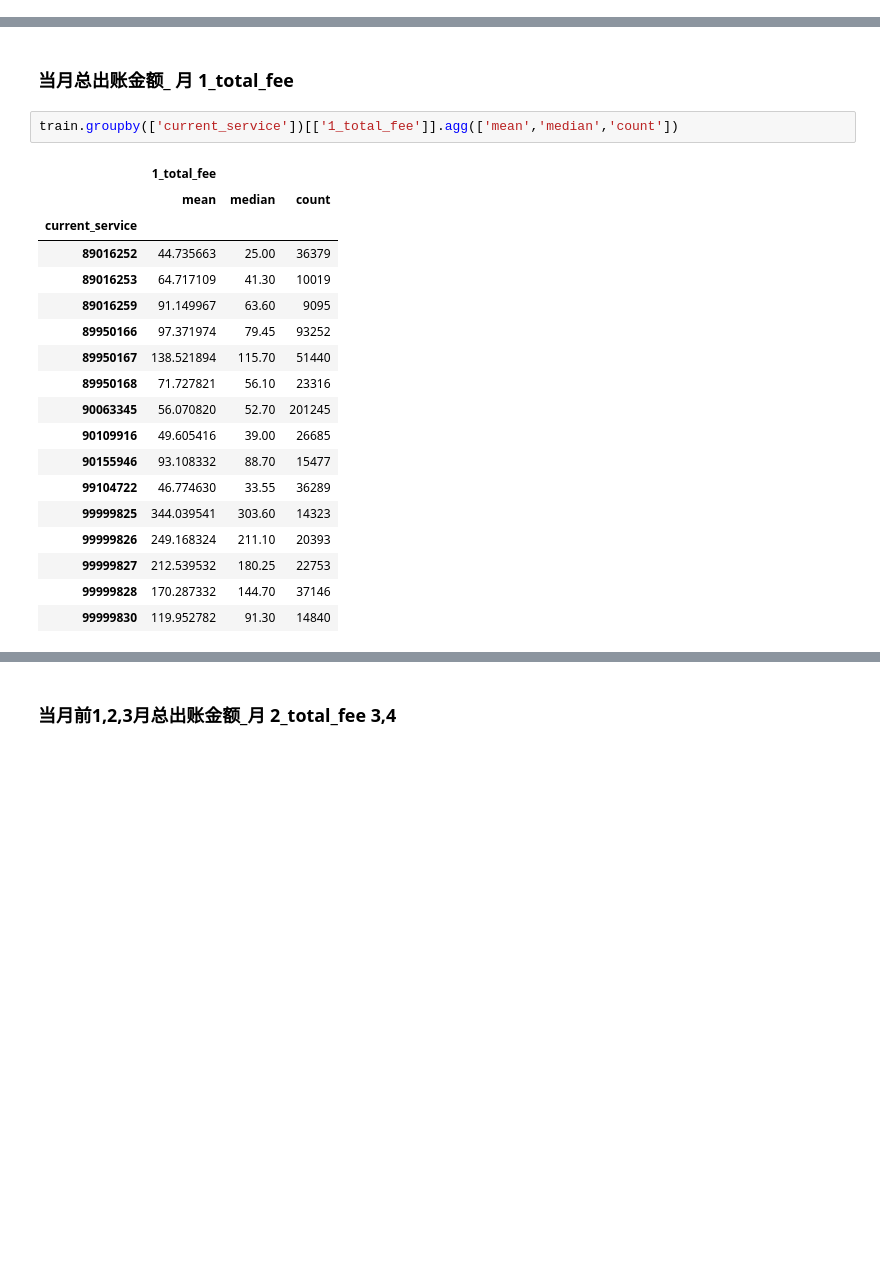
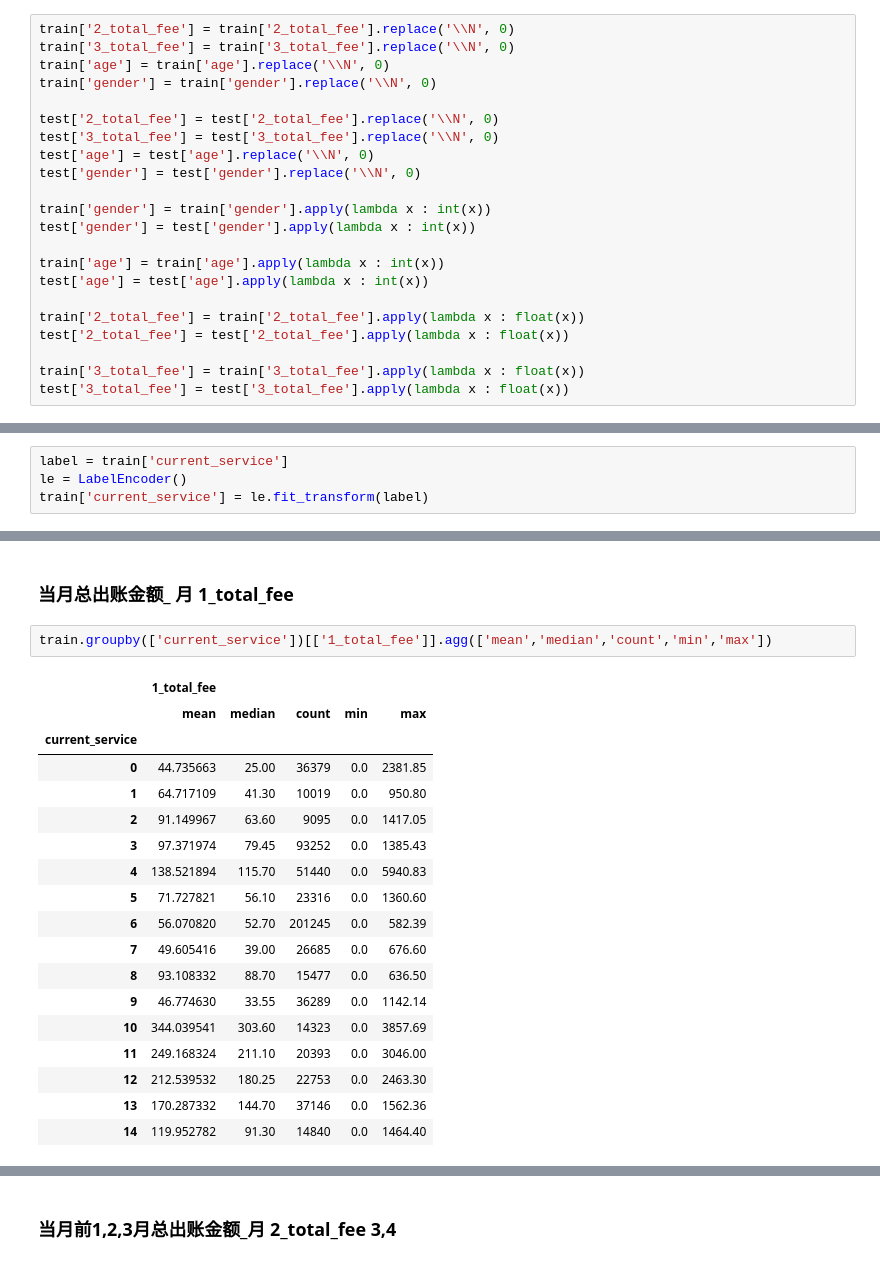
Before and after one commit to billreus/ML, a Jupyter notebook: DataFountain/unicom/modlev1.0.ipynb, the cells around one changed output, grey strips where cells are left out. Drawn from its saved outputs; the diff is of its cells as text; blank space fills up the shorter version.

```diff
--- a/DataFountain/unicom/modlev1.0.ipynb
+++ b/DataFountain/unicom/modlev1.0.ipynb
@@ -30,6 +30,28 @@ from sklearn.svm import SVR, LinearSVR
 from sklearn.linear_model import ElasticNet, SGDRegressor, BayesianRidge
 from sklearn.kernel_ridge import KernelRidge
 from xgboost import XGBRegressor
+# %%
+train['2_total_fee'] = train['2_total_fee'].replace('\\N', 0)
+train['3_total_fee'] = train['3_total_fee'].replace('\\N', 0)
+train['age'] = train['age'].replace('\\N', 0)
+train['gender'] = train['gender'].replace('\\N', 0)
+
+test['2_total_fee'] = test['2_total_fee'].replace('\\N', 0)
+test['3_total_fee'] = test['3_total_fee'].replace('\\N', 0)
+test['age'] = test['age'].replace('\\N', 0)
+test['gender'] = test['gender'].replace('\\N', 0)
+
+train['gender'] = train['gender'].apply(lambda x : int(x))
+test['gender'] = test['gender'].apply(lambda x : int(x))
+
+train['age'] = train['age'].apply(lambda x : int(x))
+test['age'] = test['age'].apply(lambda x : int(x))
+
+train['2_total_fee'] = train['2_total_fee'].apply(lambda x : float(x))
+test['2_total_fee'] = test['2_total_fee'].apply(lambda x : float(x))
+
+train['3_total_fee'] = train['3_total_fee'].apply(lambda x : float(x))
+test['3_total_fee'] = test['3_total_fee'].apply(lambda x : float(x))
 # %%
 train.head(10)
 # %% [output]
@@ -67,4 +89,8 @@ dtypes: float64(10), int64(12), object(5)
 memory usage: 126.2+ MB
+# %%
+label = train['current_service']
+le = LabelEncoder()
+train['current_service'] = le.fit_transform(label)
 # %%
 # 结果为15种套餐,计划使用replace把替换成简单的数值
 
@@ -263,23 +330,23 @@ train.groupby(['current_service'])[['online_time']].agg(['mean','median','count'
 # %% [markdown]
 ### 当月总出账金额_ 月 1_total_fee
 # %%
-train.groupby(['current_service'])[['1_total_fee']].agg(['mean','median','count'])
+train.groupby(['current_service'])[['1_total_fee']].agg(['mean','median','count','min','max'])
 # %% [output]
-|  | 1_total_fee |  |  |
-|  | mean | median | count |
-| current_service |  |  |  |
-| 89016252 | 44.735663 | 25.00 | 36379 |
-| 89016253 | 64.717109 | 41.30 | 10019 |
-| 89016259 | 91.149967 | 63.60 | 9095 |
-| 89950166 | 97.371974 | 79.45 | 93252 |
-| 89950167 | 138.521894 | 115.70 | 51440 |
-| 89950168 | 71.727821 | 56.10 | 23316 |
-| 90063345 | 56.070820 | 52.70 | 201245 |
-| 90109916 | 49.605416 | 39.00 | 26685 |
-| 90155946 | 93.108332 | 88.70 | 15477 |
-| 99104722 | 46.774630 | 33.55 | 36289 |
-| 99999825 | 344.039541 | 303.60 | 14323 |
-| 99999826 | 249.168324 | 211.10 | 20393 |
-| 99999827 | 212.539532 | 180.25 | 22753 |
-| 99999828 | 170.287332 | 144.70 | 37146 |
-| 99999830 | 119.952782 | 91.30 | 14840 |
+|  | 1_total_fee |  |  |  |  |
+|  | mean | median | count | min | max |
+| current_service |  |  |  |  |  |
+| 0 | 44.735663 | 25.00 | 36379 | 0.0 | 2381.85 |
+| 1 | 64.717109 | 41.30 | 10019 | 0.0 | 950.80 |
+| 2 | 91.149967 | 63.60 | 9095 | 0.0 | 1417.05 |
+| 3 | 97.371974 | 79.45 | 93252 | 0.0 | 1385.43 |
+| 4 | 138.521894 | 115.70 | 51440 | 0.0 | 5940.83 |
+| 5 | 71.727821 | 56.10 | 23316 | 0.0 | 1360.60 |
+| 6 | 56.070820 | 52.70 | 201245 | 0.0 | 582.39 |
+| 7 | 49.605416 | 39.00 | 26685 | 0.0 | 676.60 |
+| 8 | 93.108332 | 88.70 | 15477 | 0.0 | 636.50 |
+| 9 | 46.774630 | 33.55 | 36289 | 0.0 | 1142.14 |
+| 10 | 344.039541 | 303.60 | 14323 | 0.0 | 3857.69 |
+| 11 | 249.168324 | 211.10 | 20393 | 0.0 | 3046.00 |
+| 12 | 212.539532 | 180.25 | 22753 | 0.0 | 2463.30 |
+| 13 | 170.287332 | 144.70 | 37146 | 0.0 | 1562.36 |
+| 14 | 119.952782 | 91.30 | 14840 | 0.0 | 1464.40 |
```
Also changed, not shown: parts of 26 cells of this notebook, 1 other file.
